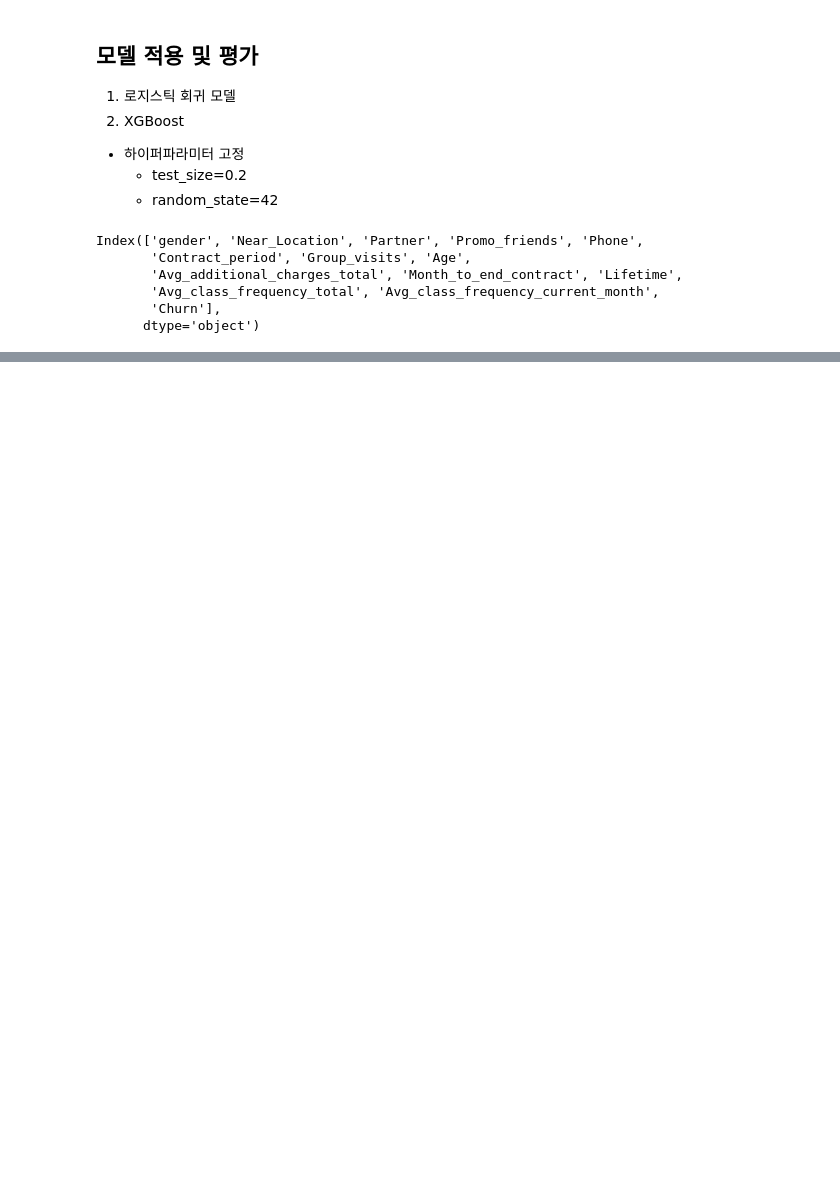
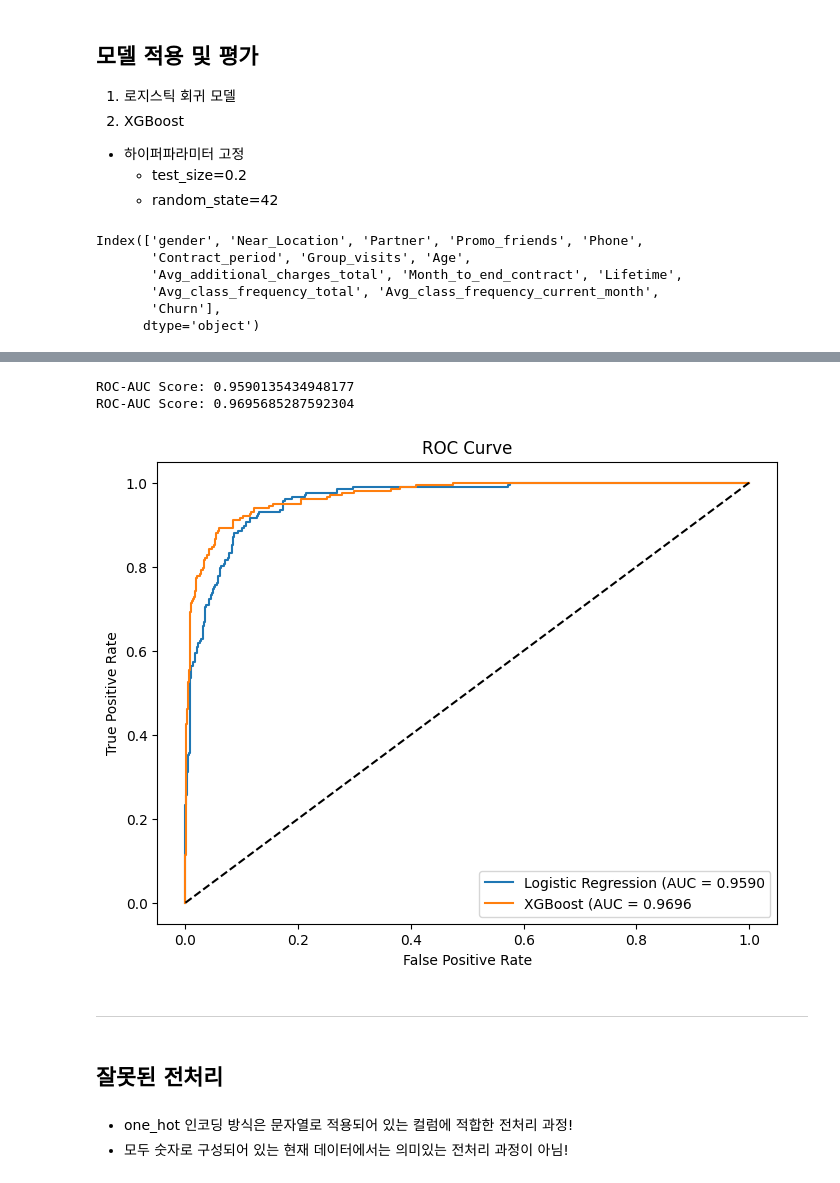
Before and after one commit to SKNETWORKS-FAMILY-AICAMP/SKN09-2nd-5Team, a Jupyter notebook: Model_yoonjae.ipynb, the cells around one changed output, grey strips where cells are left out. Saved outputs shown, nothing was run; the diff lists cells and outputs as text; code cells hidden in the pictures; blank space fills up the shorter version.

Commit message:
model_file

```diff
--- a/Model_yoonjae.ipynb
+++ b/Model_yoonjae.ipynb
@@ -75,0 +281,36 @@ X[['Age', 'Month_to_end_contract', 'Lifetime', 'Avg_class_frequency_total', 'Avg
+# %%
+# Roc_auc 평가 확인
+from sklearn.metrics import roc_curve
+import matplotlib.pyplot as plt
+
+print("ROC-AUC Score:", roc_auc_score(y_test, y_pred_lr_proba))
+
+print("ROC-AUC Score:", roc_auc_score(y_test, y_pred_xgb_proba))
+
+# Roc_curve 시각화
+def plot_roc_curve(y_true, y_proba, model_name):
+    fpr, tpr, _ = roc_curve(y_true, y_proba)
+    plt.plot(fpr, tpr, label=f'{model_name} (AUC = {roc_auc_score(y_true, y_proba):.4f}')
+
+plt.figure(figsize=(8, 6))
+plot_roc_curve(y_test, y_pred_lr_proba, "Logistic Regression")
+plot_roc_curve(y_test, y_pred_xgb_proba, "XGBoost")
+
+# 대각선 기준선 (무작위 예측)
+plt.plot([0, 1], [0, 1], 'k--')
+plt.xlabel('False Positive Rate')
+plt.ylabel('True Positive Rate')
+plt.title('ROC Curve')
+plt.legend()
+plt.show()
+# %% [output]
+ROC-AUC Score: 0.9590135434948177
+ROC-AUC Score: 0.9695685287592304
+[figure, added]
+# %% [markdown]
+----------------------
+# %% [markdown]
+## 잘못된 전처리
+# %% [markdown]
+- one_hot 인코딩 방식은 문자열로 적용되어 있는 컬럼에 적합한 전처리 과정!
+- 모두 숫자로 구성되어 있는 현재 데이터에서는 의미있는 전처리 과정이 아님!
```
Also changed, not shown: parts of 13 cells of this notebook.
